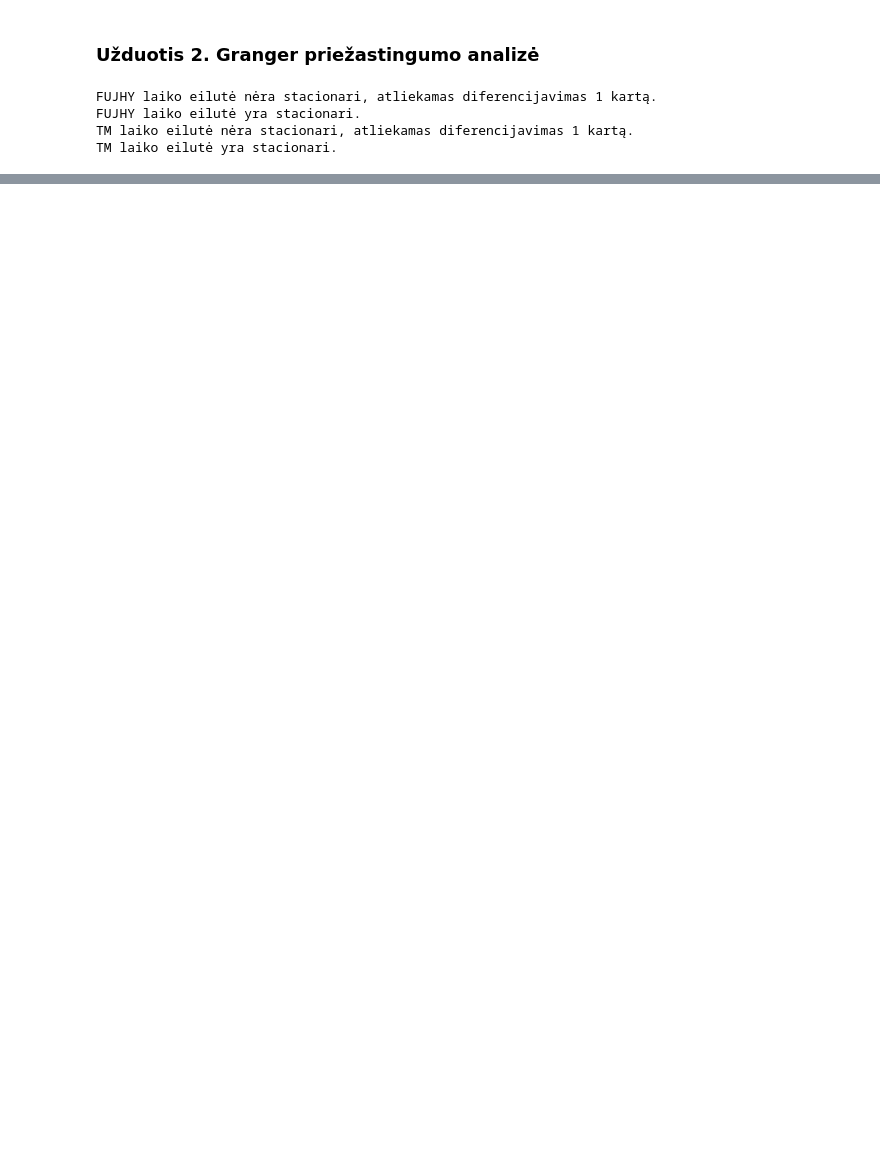
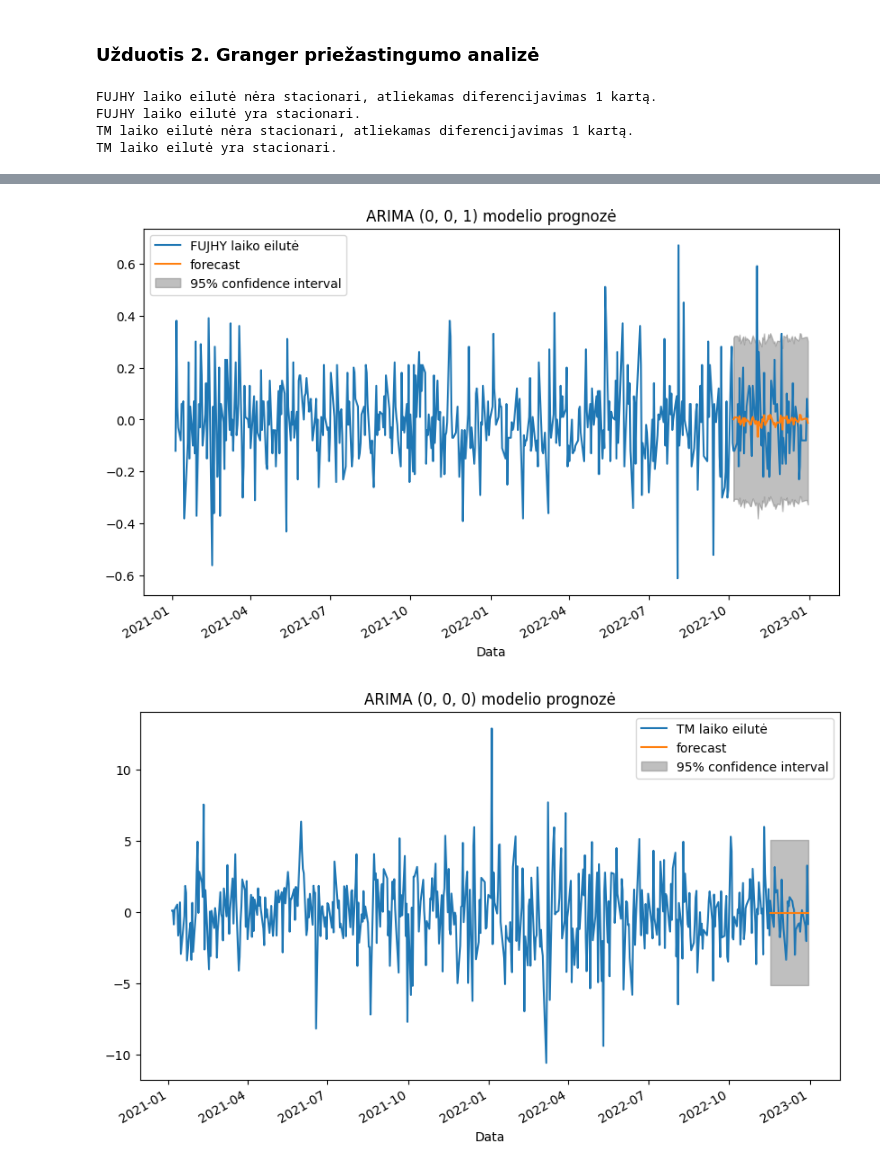
Before and after one commit to KarolisBanikonis/PTDMLab1, a Jupyter notebook: Lab1.ipynb, the cells around one changed output, grey strips where cells are left out. Cells and saved outputs as stored; diff of their text form; code cells hidden in the pictures; blank space fills up the shorter version.

```diff
--- a/Lab1.ipynb
+++ b/Lab1.ipynb
@@ -154,0 +228,6 @@ p-reikšmė = 0.8924707040076643, TM nedaro įtakos FUJHY.
+# %%
+Subaru_Ts.arima_plot_forecast(60)
+Toyota_Ts.arima_plot_forecast(30)
+# %% [output]
+[figure, added]
+[figure, added]
```
Also changed, not shown: parts of 13 cells of this notebook.
